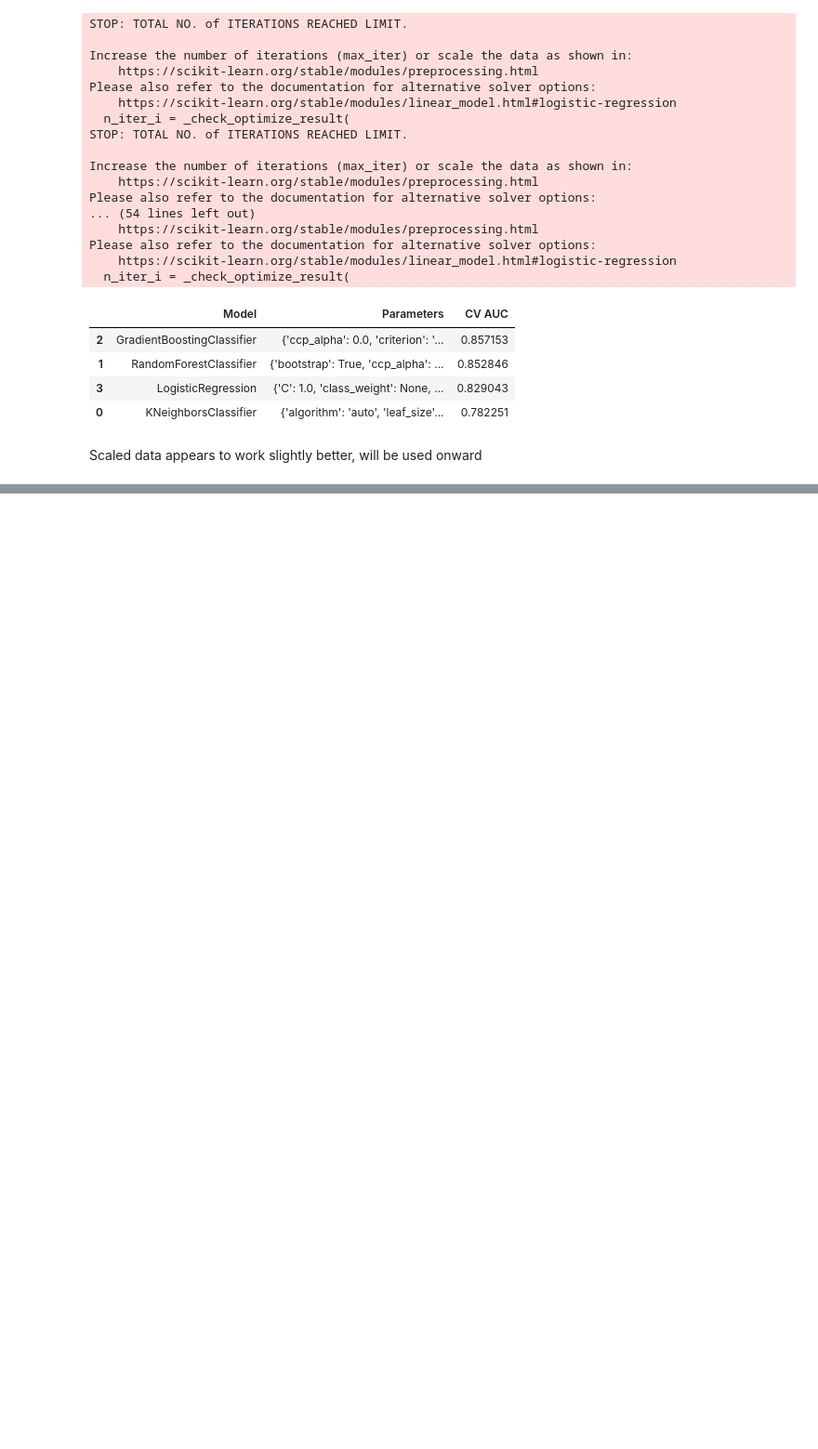
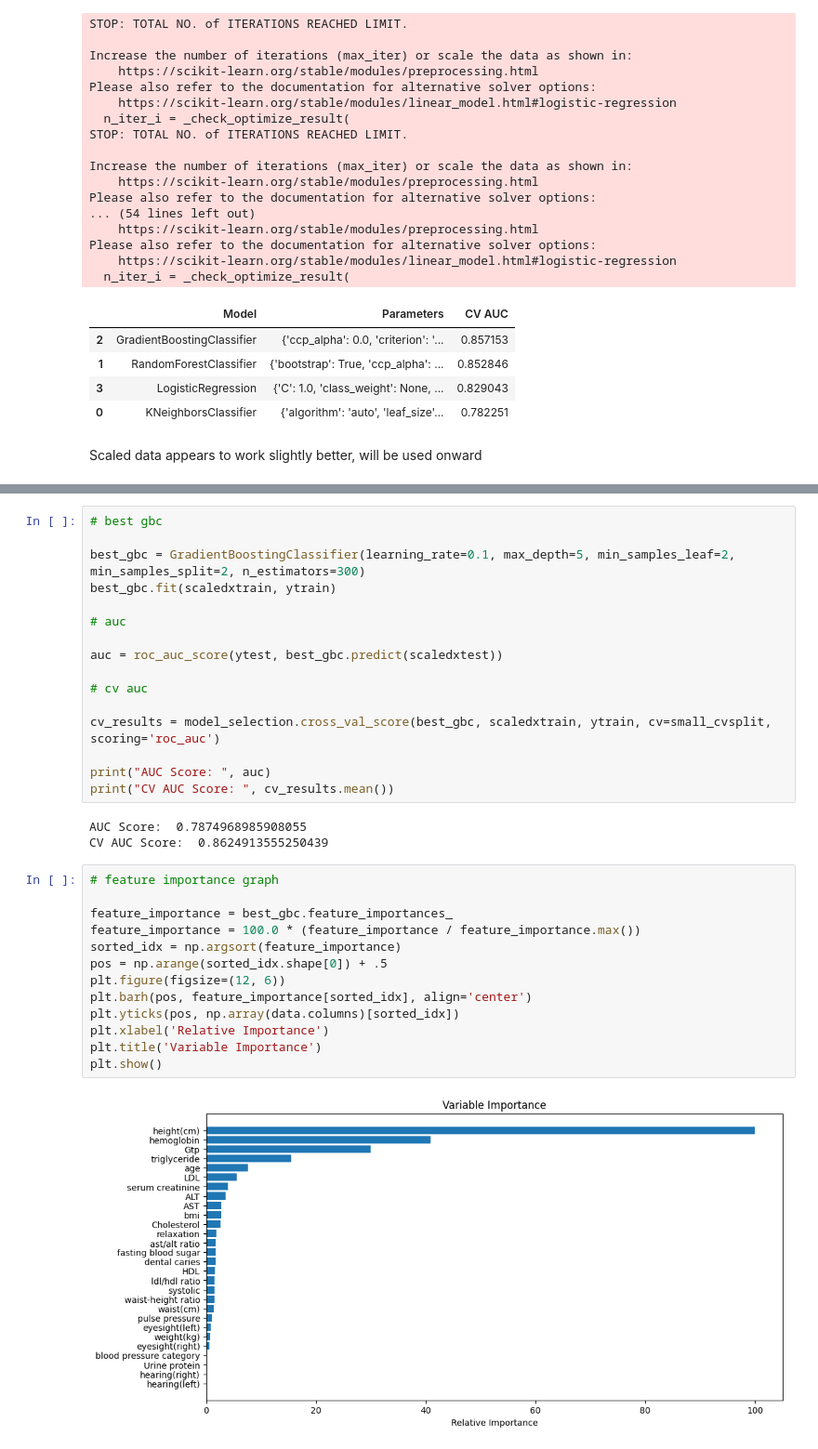
Before and after one commit to beatrzm/personal-projects, a Jupyter notebook: kaggle competitions/smoker status/smoker.ipynb, the cells around one changed output, grey strips where cells are left out. Shown at 93% size. Cells and saved outputs as stored; diff of their text form; blank space fills up the shorter version.

```diff
--- a/kaggle competitions/smoker status/smoker.ipynb
+++ b/kaggle competitions/smoker status/smoker.ipynb
@@ -465,3 +484,37 @@ print(modelgbc_cv.best_score_)
 Fitting 5 folds for each of 108 candidates, totalling 540 fits
 {'learning_rate': 0.1, 'max_depth': 5, 'min_samples_leaf': 2, 'min_samples_split': 2, 'n_estimators': 300}
 0.862488122238404
+# %%
+# best gbc
+
+best_gbc = GradientBoostingClassifier(learning_rate=0.1, max_depth=5, min_samples_leaf=2, min_samples_split=2, n_estimators=300)
+best_gbc.fit(scaledxtrain, ytrain)
+
+# auc
+
+auc = roc_auc_score(ytest, best_gbc.predict(scaledxtest))
+
+# cv auc
+
+cv_results = model_selection.cross_val_score(best_gbc, scaledxtrain, ytrain, cv=small_cvsplit, scoring='roc_auc')
+
+print("AUC Score: ", auc)
+print("CV AUC Score: ", cv_results.mean())
+# %% [output]
+AUC Score:  0.7874968985908055
+CV AUC Score:  0.8624913555250439
+# %%
+# feature importance graph
+
+feature_importance = best_gbc.feature_importances_
+feature_importance = 100.0 * (feature_importance / feature_importance.max())
+sorted_idx = np.argsort(feature_importance)
+pos = np.arange(sorted_idx.shape[0]) + .5
+plt.figure(figsize=(12, 6))
+plt.barh(pos, feature_importance[sorted_idx], align='center')
+plt.yticks(pos, np.array(data.columns)[sorted_idx])
+plt.xlabel('Relative Importance')
+plt.title('Variable Importance')
+plt.show()
+# %% [output]
+[figure, added]
```
Also changed, not shown: parts of 10 cells of this notebook.
